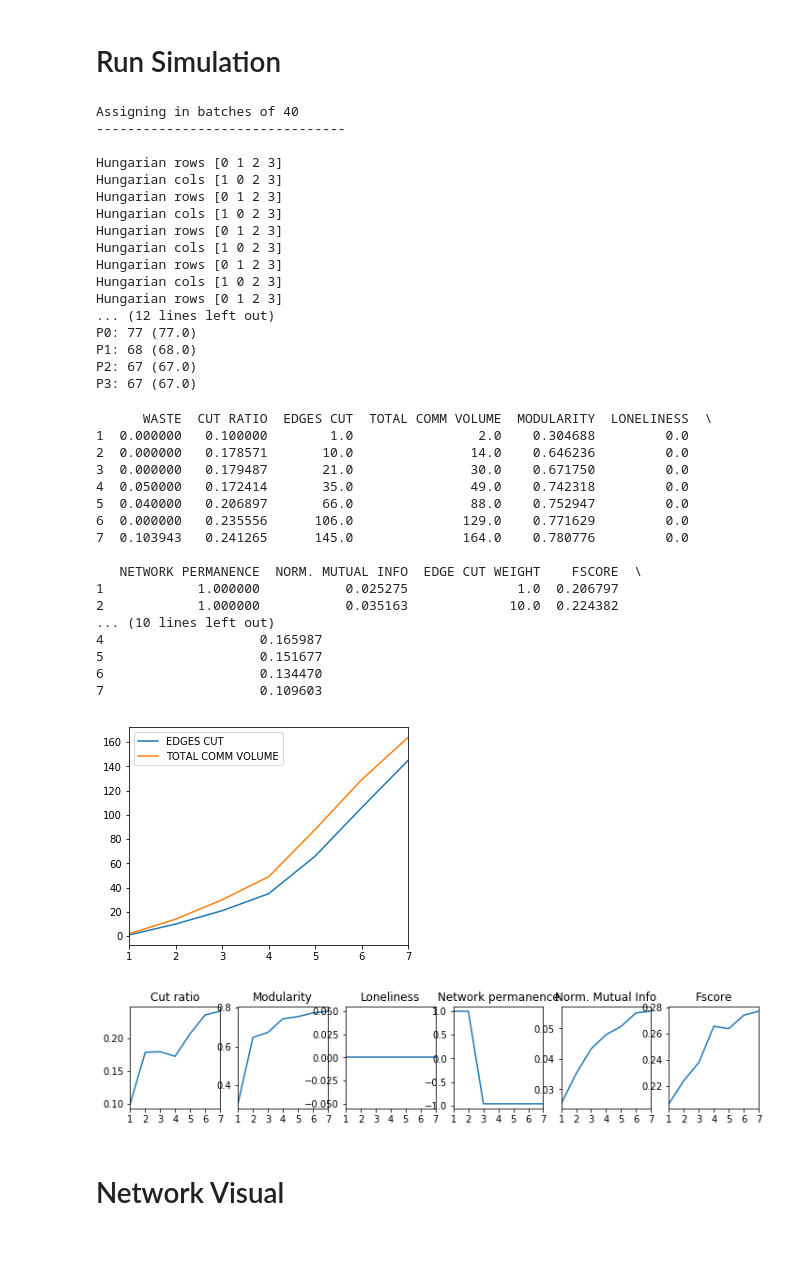
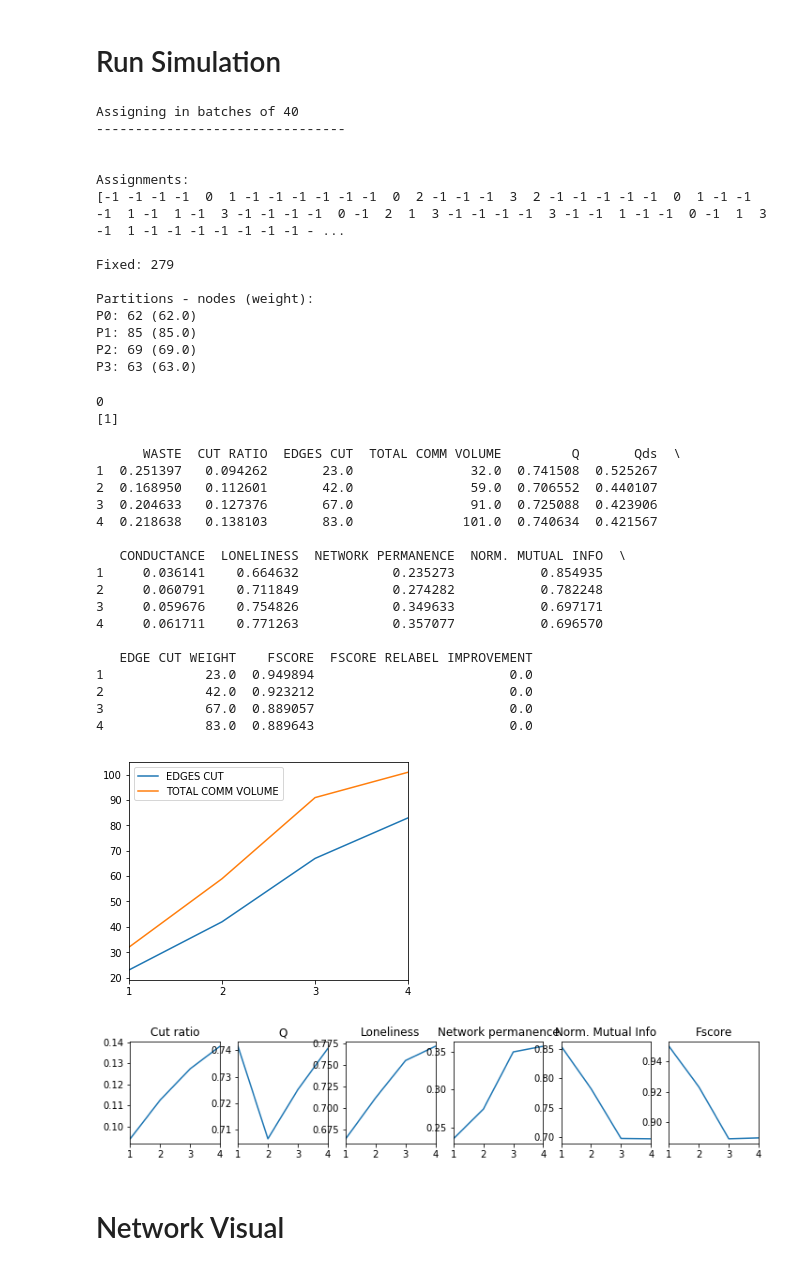
Before and after one commit to sbarakat/graph-partitioning, a Jupyter notebook: graph-partitioning-fennel.ipynb, the cells around one changed output. Saved outputs shown, nothing was run; the diff lists cells and outputs as text; code cells hidden in the pictures.

```diff
--- a/graph-partitioning-fennel.ipynb
+++ b/graph-partitioning-fennel.ipynb
@@ -8,7 +8,9 @@ from graph_partitioning import GraphPartitioning, utils
 
 run_metrics = True
 
-cols = ["WASTE", "CUT RATIO", "EDGES CUT", "TOTAL COMM VOLUME", "MODULARITY", "LONELINESS", "NETWORK PERMANENCE", "NORM. MUTUAL INFO", "EDGE CUT WEIGHT", "FSCORE", "FSCORE RELABEL IMPROVEMENT"]
+cols = ["WASTE", "CUT RATIO", "EDGES CUT", "TOTAL COMM VOLUME", "Q", "Qds", "CONDUCTANCE", "LONELINESS", "NETWORK PERMANENCE", "NORM. MUTUAL INFO", "EDGE CUT WEIGHT", "FSCORE", "FSCORE RELABEL IMPROVEMENT"]
+#cols = ["WASTE", "CUT RATIO", "EDGES CUT", "TOTAL COMM VOLUME", "MODULARITY", "LONELINESS", "NETWORK PERMANENCE", "NORM. MUTUAL INFO", "EDGE CUT WEIGHT", "FSCORE", "FSCORE RELABEL IMPROVEMENT"]
+
 pwd = %pwd
 
 config = {
@@ -66,7 +68,7 @@ config = {
 
     # Percentage of prediction model to use before discarding
     # When set to 0, prediction model is discarded, useful for one-shot
-    "prediction_model_cut_off": 0.0,
+    "prediction_model_cut_off": .5,
 
     # Number of arrivals to batch before recalculating alpha and restreaming.
     "restream_batches": 40,
@@ -295,60 +292,65 @@ m = gp.batch_arrival()
 Assigning in batches of 40
 --------------------------------
 
-Hungarian rows [0 1 2 3]
-Hungarian cols [1 0 2 3]
-Hungarian rows [0 1 2 3]
-Hungarian cols [1 0 2 3]
-Hungarian rows [0 1 2 3]
-Hungarian cols [1 0 2 3]
-Hungarian rows [0 1 2 3]
-Hungarian cols [1 0 2 3]
-Hungarian rows [0 1 2 3]
-... (12 lines left out)
-P0: 77 (77.0)
-P1: 68 (68.0)
-P2: 67 (67.0)
-P3: 67 (67.0)
+
+Assignments:
+[-1 -1 -1 -1  0  1 -1 -1 -1 -1 -1 -1  0  2 -1 -1 -1  3  2 -1 -1 -1 -1 -1  0  1 -1 -1 -1  1 -1  1 -1  3 -1 -1 -1 -1  0 -1  2  1  3 -1 -1 -1 -1  3 -1 -1  1 -1 -1  0 -1  1  3 -1  1 -1 -1 -1 -1 -1 -1 -1 - ...
+
+Fixed: 279
+
+Partitions - nodes (weight):
+P0: 62 (62.0)
+P1: 85 (85.0)
+P2: 69 (69.0)
+P3: 63 (63.0)
+# %%
+t = int(len(rows) / 5)
+print(t)
+print(rows)
+# %% [output]
+0
+[1]
 # %%
 rows = list(range(1, len(m)+1))
 df = pd.DataFrame(m, index=rows, columns=cols).astype(float)
 print(df)
 
 if len(df) > 1:
-    t = int(len(rows) / 5)
+    #t = int(len(rows) / 2)
+    t = 1
     xticks = rows[::t]
     df.plot(y=['EDGES CUT', 'TOTAL COMM VOLUME'], xticks=xticks, figsize=(5,4))
 
     fig, axs = plt.subplots(1,6)
     df.plot(y=['CUT RATIO'], title='Cut ratio', xticks=xticks, figsize=(12,2), legend=False, ax=axs[0])
-    df.plot(y=['MODULARITY'], title='Modularity', xticks=xticks, figsize=(12,2), legend=False, ax=axs[1])
+    df.plot(y=['Q'], title='Q', xticks=xticks, figsize=(12,2), legend=False, ax=axs[1])
     df.plot(y=['LONELINESS'], title='Loneliness', xticks=xticks, figsize=(12,2), legend=False, ax=axs[2])
     df.plot(y=['NETWORK PERMANENCE'], title='Network permanence', xticks=xticks, figsize=(12,2), legend=False, ax=axs[3])
     df.plot(y=['NORM. MUTUAL INFO'], title='Norm. Mutual Info', xticks=rows, figsize=(12,2), legend=False, ax=axs[4])
     df.plot(y=['FSCORE'], title='Fscore', xticks=rows, figsize=(12,2), legend=False, ax=axs[5])
 
 else:
     print("\n\nNot enough data points to plot charts. There is only one row.")
 # %% [output]
-      WASTE  CUT RATIO  EDGES CUT  TOTAL COMM VOLUME  MODULARITY  LONELINESS  \
-1  0.000000   0.100000        1.0                2.0    0.304688         0.0
-2  0.000000   0.178571       10.0               14.0    0.646236         0.0
-3  0.000000   0.179487       21.0               30.0    0.671750         0.0
-4  0.050000   0.172414       35.0               49.0    0.742318         0.0
-5  0.040000   0.206897       66.0               88.0    0.752947         0.0
-6  0.000000   0.235556      106.0              129.0    0.771629         0.0
-7  0.103943   0.241265      145.0              164.0    0.780776         0.0
+      WASTE  CUT RATIO  EDGES CUT  TOTAL COMM VOLUME         Q       Qds  \
+1  0.251397   0.094262       23.0               32.0  0.741508  0.525267
+2  0.168950   0.112601       42.0               59.0  0.706552  0.440107
+3  0.204633   0.127376       67.0               91.0  0.725088  0.423906
+4  0.218638   0.138103       83.0              101.0  0.740634  0.421567
 
-   NETWORK PERMANENCE  NORM. MUTUAL INFO  EDGE CUT WEIGHT    FSCORE  \
-1            1.000000           0.025275              1.0  0.206797
-2            1.000000           0.035163             10.0  0.224382
-... (10 lines left out)
-4                    0.165987
-5                    0.151677
-6                    0.134470
-7                    0.109603
+   CONDUCTANCE  LONELINESS  NETWORK PERMANENCE  NORM. MUTUAL INFO  \
+1     0.036141    0.664632            0.235273           0.854935
+2     0.060791    0.711849            0.274282           0.782248
+3     0.059676    0.754826            0.349633           0.697171
+4     0.061711    0.771263            0.357077           0.696570
+
+   EDGE CUT WEIGHT    FSCORE  FSCORE RELABEL IMPROVEMENT
+1             23.0  0.949894                         0.0
+2             42.0  0.923212                         0.0
+3             67.0  0.889057                         0.0
+4             83.0  0.889643                         0.0
-[figure, old version]
+[figure, new version]
-[figure, old version]
+[figure, new version]
 # %% [markdown]
 # Network Visual
 # %%
```
Also changed, not shown: parts of 10 cells of this notebook, 6 other files.
